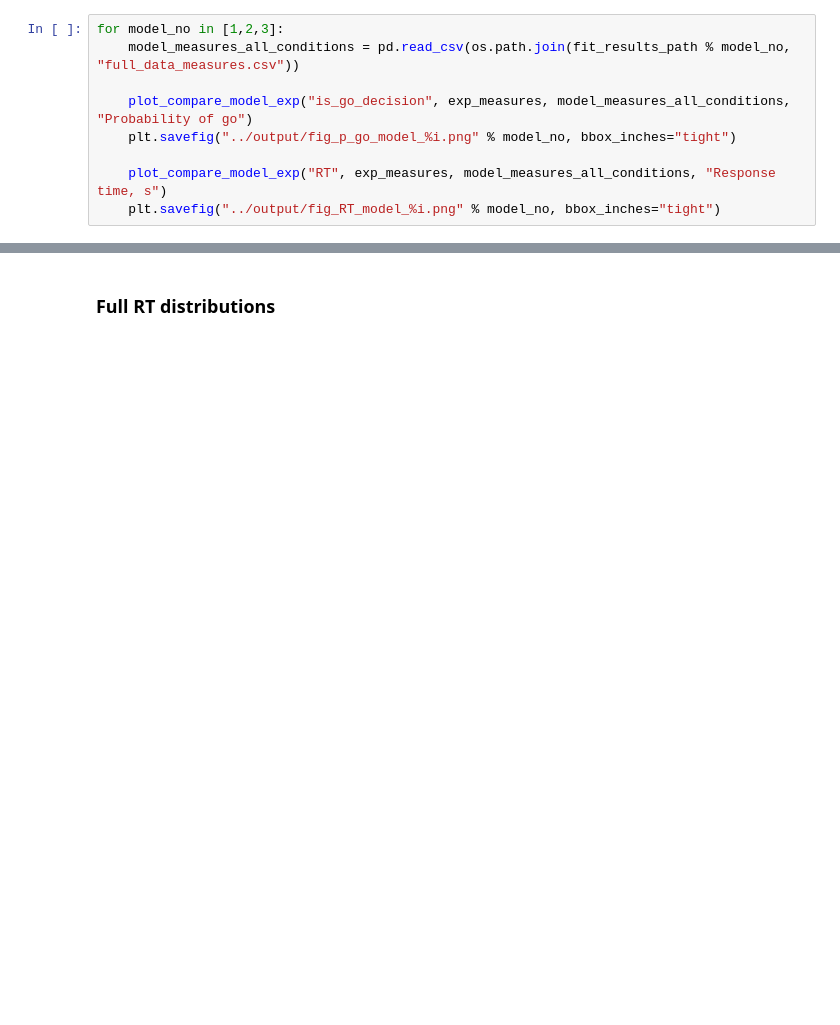
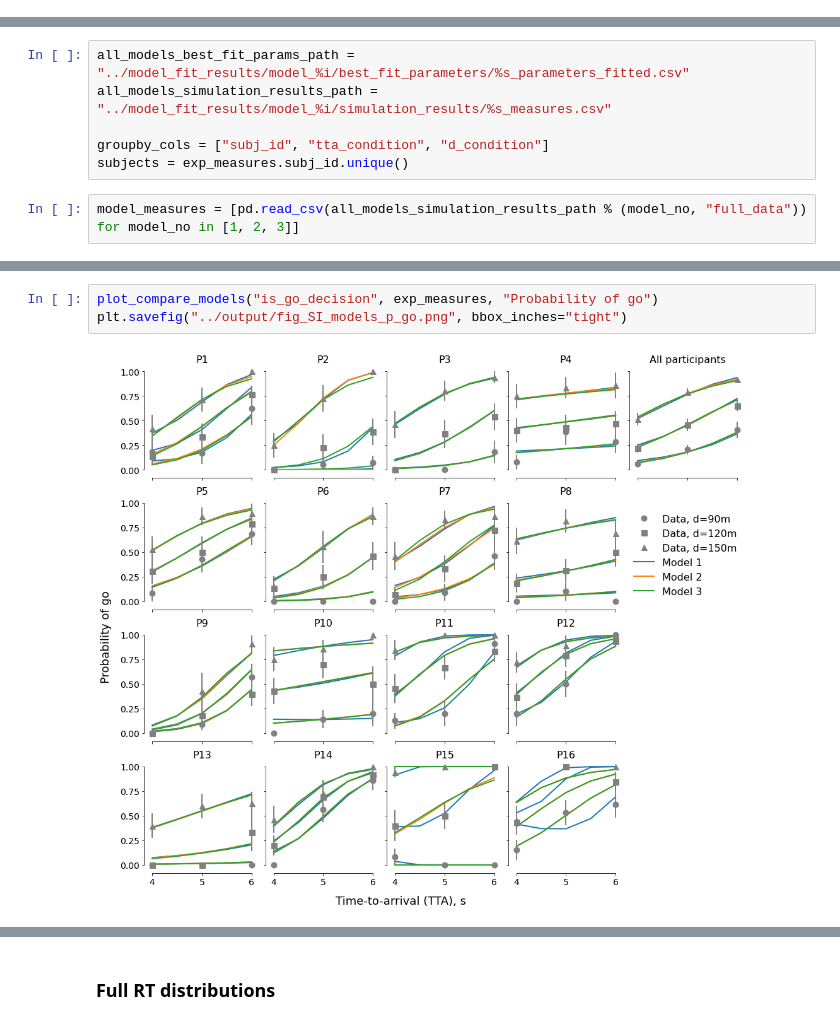
Before and after one commit to cherepaha/evidence_accumulation_in_gap_acceptance, a Jupyter notebook: data_and_model_analysis/06_supplementary_figures.ipynb, the cells around one changed output, grey strips where cells are left out. Drawn from its saved outputs; the diff is of its cells as text; blank space fills up the shorter version.

```diff
--- a/data_and_model_analysis/06_supplementary_figures.ipynb
+++ b/data_and_model_analysis/06_supplementary_figures.ipynb
@@ -131,9 +0,0 @@ for subj_id, subj_idx, ax in zip(subjects, range(len(subjects)), axes.flatten())
-# %%
-for model_no in [1,2,3]:
-    model_measures_all_conditions = pd.read_csv(os.path.join(fit_results_path % model_no, "full_data_measures.csv"))
-
-    plot_compare_model_exp("is_go_decision", exp_measures, model_measures_all_conditions, "Probability of go")
-    plt.savefig("../output/fig_p_go_model_%i.png" % model_no, bbox_inches="tight")
-
-    plot_compare_model_exp("RT", exp_measures, model_measures_all_conditions, "Response time, s")
-    plt.savefig("../output/fig_RT_model_%i.png" % model_no, bbox_inches="tight")
@@ -139,0 +140,8 @@ for model_no in [1,2,3]:
+# %%
+all_models_best_fit_params_path = "../model_fit_results/model_%i/best_fit_parameters/%s_parameters_fitted.csv"
+all_models_simulation_results_path = "../model_fit_results/model_%i/simulation_results/%s_measures.csv"
+
+groupby_cols = ["subj_id", "tta_condition", "d_condition"]
+subjects = exp_measures.subj_id.unique()
+# %%
+model_measures = [pd.read_csv(all_models_simulation_results_path % (model_no, "full_data")) for model_no in [1, 2, 3]]
@@ -139,0 +209,5 @@ for model_no in [1,2,3]:
+# %%
+plot_compare_models("is_go_decision", exp_measures, "Probability of go")
+plt.savefig("../output/fig_SI_models_p_go.png", bbox_inches="tight")
+# %% [output]
+[figure, added]
```
Also changed, not shown: parts of 56 cells of this notebook, 17 other files.
